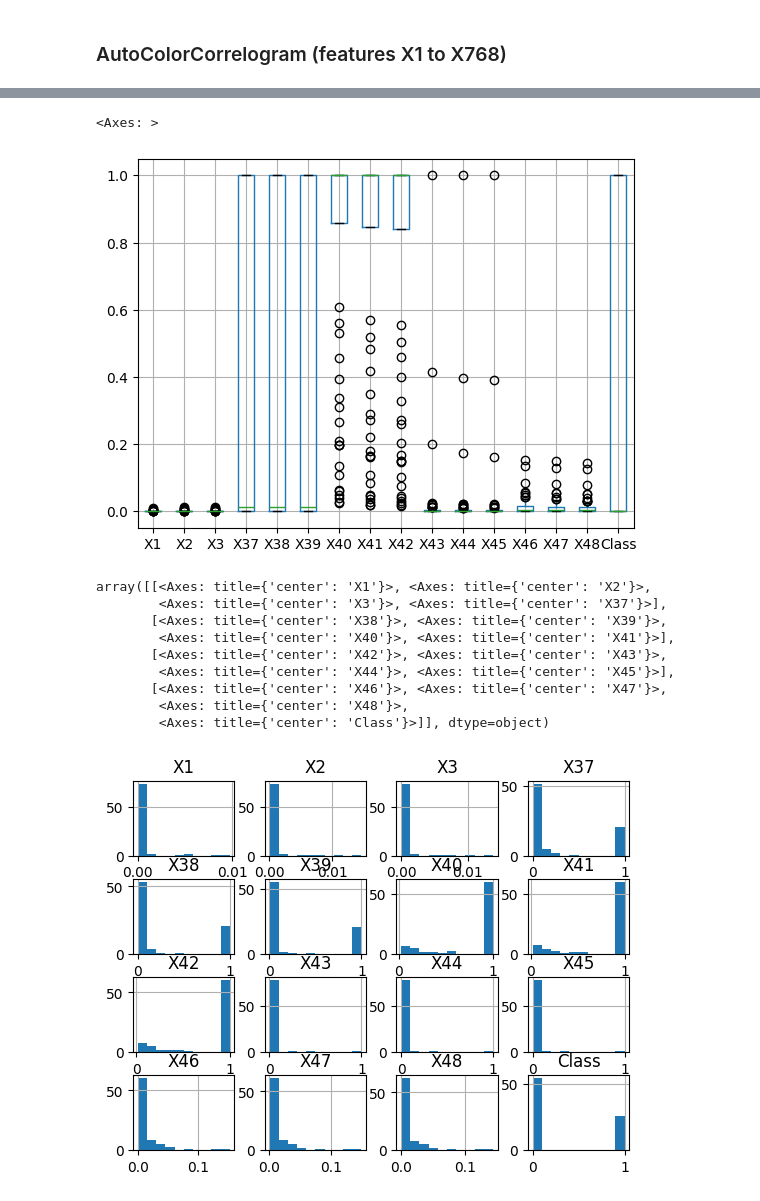
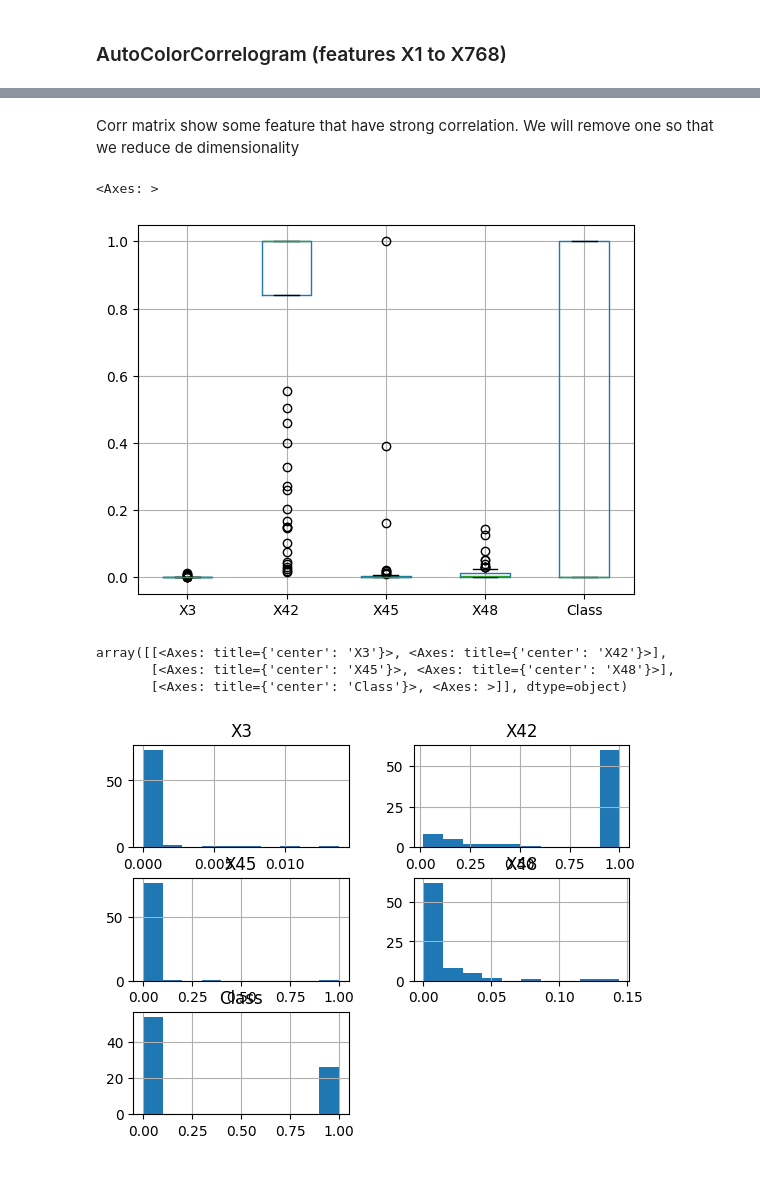
Before and after one commit to FelipeSpirandelli/cmc15-1-am, a Jupyter notebook: solve.ipynb, the cells around one changed output, grey strips where cells are left out. Cells and saved outputs as stored; diff of their text form; code cells hidden in the pictures.

```diff
--- a/solve.ipynb
+++ b/solve.ipynb
@@ -66,10 +71,10 @@ cols = ["X" + str(i) for i in range(1, 769)] + ["Class"]
 acc_df = train_df[cols]
 # %%
 # Filter all zero columns
-not_zero_columns = acc_df.columns[~(acc_df == 0).all()]
-not_zero_columns_df = acc_df[not_zero_columns]
+acc_not_zero_columns = acc_df.columns[~(acc_df == 0).all()]
+acc_not_zero_columns_df = acc_df[acc_not_zero_columns]
 
-not_zero_columns_df.describe()
+acc_not_zero_columns_df.describe()
 # %% [output]
 |  | X1 | X2 | X3 | X37 | X38 | X39 | X40 | X41 | X42 | X43 | X44 | ... |
 | count | 80.000000 | 80.000000 | 80.000000 | 80.000000 | 80.000000 | 80.000000 | 80.000000 | 80.000000 | 80.000000 | 80.000000 | 80.000000 | ... |
@@ -83,20 +104,19 @@ not_zero_columns_df.describe()
+# %% [markdown]
+Corr matrix show some feature that have strong correlation. We will remove one so that we reduce de dimensionality
+# %%
+acc_drop_columns = ['X1', 'X2', 'X37', 'X38', 'X39', 'X40', 'X41', 'X43', 'X44', 'X46', 'X47']
+acc_dropped_df = acc_not_zero_columns_df.drop(acc_drop_columns, axis=1)
 # %%
 # Box Plot
-not_zero_columns_df.boxplot()
+acc_dropped_df.boxplot()
 # %% [output]
 <Axes: >
-[figure, old version]
+[figure, new version]
 # %%
 # Histogram
-not_zero_columns_df.hist()
+acc_dropped_df.hist()
 # %% [output]
-array([[<Axes: title={'center': 'X1'}>, <Axes: title={'center': 'X2'}>,
-        <Axes: title={'center': 'X3'}>, <Axes: title={'center': 'X37'}>],
-       [<Axes: title={'center': 'X38'}>, <Axes: title={'center': 'X39'}>,
-        <Axes: title={'center': 'X40'}>, <Axes: title={'center': 'X41'}>],
-       [<Axes: title={'center': 'X42'}>, <Axes: title={'center': 'X43'}>,
-        <Axes: title={'center': 'X44'}>, <Axes: title={'center': 'X45'}>],
-       [<Axes: title={'center': 'X46'}>, <Axes: title={'center': 'X47'}>,
-        <Axes: title={'center': 'X48'}>,
-        <Axes: title={'center': 'Class'}>]], dtype=object)
+array([[<Axes: title={'center': 'X3'}>, <Axes: title={'center': 'X42'}>],
+       [<Axes: title={'center': 'X45'}>, <Axes: title={'center': 'X48'}>],
+       [<Axes: title={'center': 'Class'}>, <Axes: >]], dtype=object)
-[figure, old version]
+[figure, new version]
```
Also changed, not shown: parts of 39 cells of this notebook.
